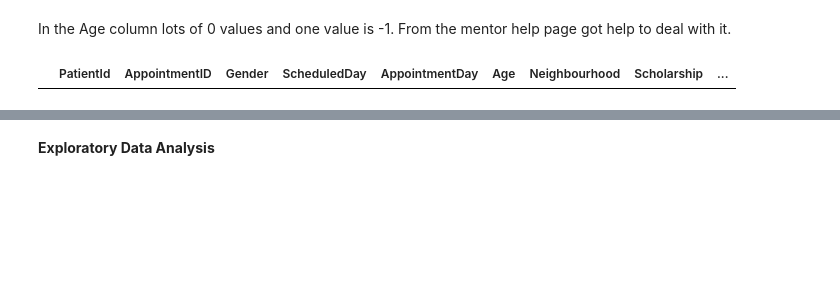
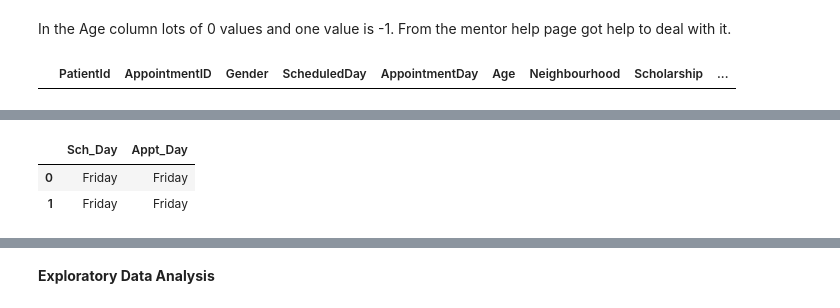
Before and after one commit to Sinha123456/Movies, a Jupyter notebook: No_show_appointment.ipynb, the cells around one changed output, grey strips where cells are left out. Saved outputs shown, nothing was run; the diff lists cells and outputs as text; code cells hidden in the pictures; blank space fills up the shorter version.

```diff
--- a/No_show_appointment.ipynb
+++ b/No_show_appointment.ipynb
@@ -249,6 +265,8 @@ df.query('Age<=0')
 # %% [output]
 |  | PatientId | AppointmentID | Gender | ScheduledDay | AppointmentDay | Age | Neighbourhood | Scholarship | ... |
-# %%
-df['Age'] = df['Age'].astype(int)     #convert age float to int.
-# %%
-df['SMS_received'] = df['SMS_received'].astype(int)
+# %%
+#converting object to datetime datatype and check the datatypes.
+columns = ['ScheduledDay', 'AppointmentDay']
+for i in columns:
+  df[i] =  pd.to_datetime(df[i])
+df.dtypes
@@ -254,0 +292,4 @@ df['SMS_received'] = df['SMS_received'].astype(int)
+# %%
+#extractime time from the scheduleday.
+df['Appt_Time'] = df['ScheduledDay'].dt.time
+df['Appt_Time'].head(2)
@@ -255,3 +300,12 @@ df['SMS_received'] = df['SMS_received'].astype(int)
+# %%
+#extracting day from the datetime column.
+df['Sch_Day'] = df['ScheduledDay'].dt.day_name()
+df['Appt_Day'] = df['AppointmentDay'].dt.day_name()
+df[['Sch_Day', 'Appt_Day']].head(2)
+# %% [output]
+|  | Sch_Day | Appt_Day |
+| 0 | Friday | Friday |
+| 1 | Friday | Friday |
 # %%
 disease= ['Hipertension', 'Diabetes', 'Alcoholism', 'Handcap']  #converting float to int of disease columns
 for i in disease:
```
Also changed, not shown: parts of 87 cells of this notebook.
